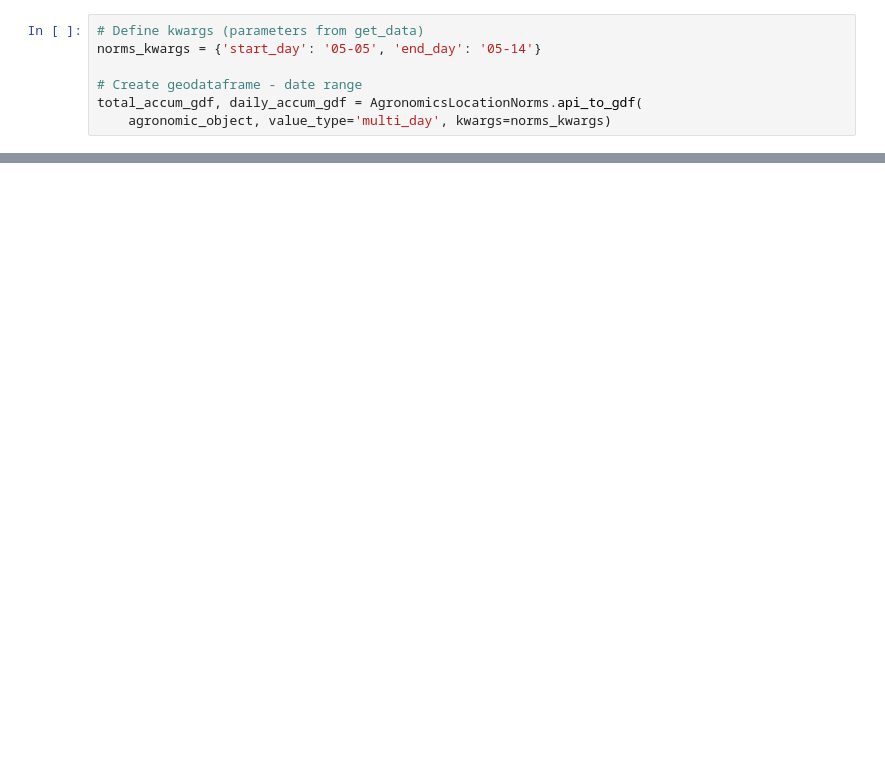
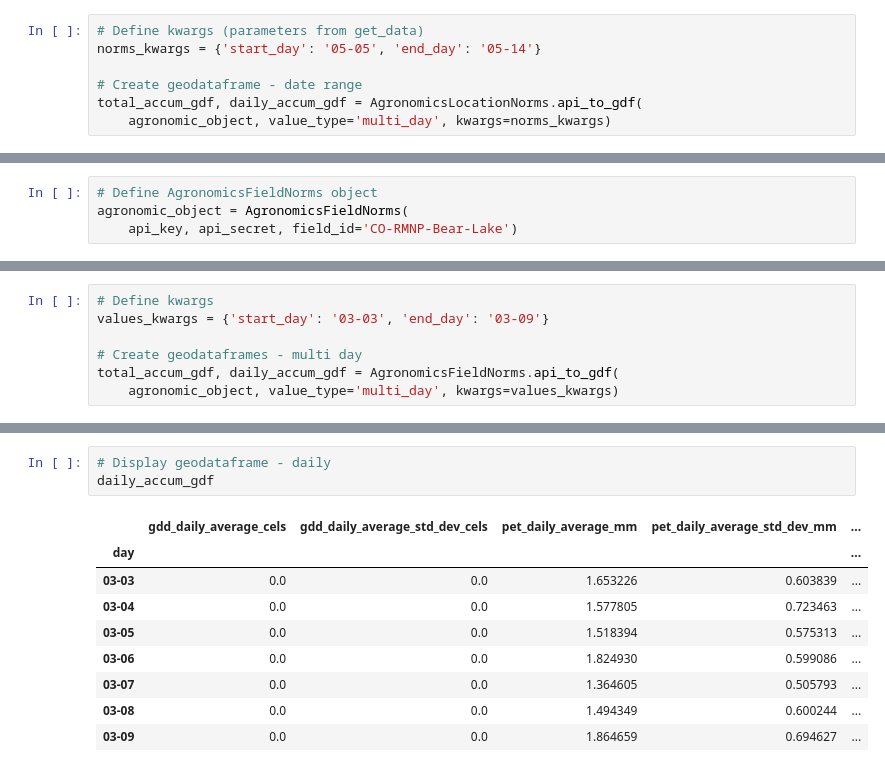
Before and after one commit to calekochenour/awherepy, a Jupyter notebook: 01-code-scripts/awhere-classes-test-2020-04-15.ipynb, the cells around one changed output, grey strips where cells are left out. Cells and saved outputs as stored; diff of their text form; blank space fills up the shorter version.

```diff
--- a/01-code-scripts/awhere-classes-test-2020-04-15.ipynb
+++ b/01-code-scripts/awhere-classes-test-2020-04-15.ipynb
@@ -431,0 +481,4 @@ daily_accum_gdf
+# %%
+# Define AgronomicsFieldNorms object
+agronomic_object = AgronomicsFieldNorms(
+    api_key, api_secret, field_id='CO-RMNP-Bear-Lake')
@@ -431,0 +500,7 @@ daily_accum_gdf
+# %%
+# Define kwargs
+values_kwargs = {'start_day': '03-03', 'end_day': '03-09'}
+
+# Create geodataframes - multi day
+total_accum_gdf, daily_accum_gdf = AgronomicsFieldNorms.api_to_gdf(
+    agronomic_object, value_type='multi_day', kwargs=values_kwargs)
@@ -431,0 +514,13 @@ daily_accum_gdf
+# %%
+# Display geodataframe - daily
+daily_accum_gdf
+# %% [output]
+|  | gdd_daily_average_cels | gdd_daily_average_std_dev_cels | pet_daily_average_mm | pet_daily_average_std_dev_mm | ... |
+| day |  |  |  |  | ... |
+| 03-03 | 0.0 | 0.0 | 1.653226 | 0.603839 | ... |
+| 03-04 | 0.0 | 0.0 | 1.577805 | 0.723463 | ... |
+| 03-05 | 0.0 | 0.0 | 1.518394 | 0.575313 | ... |
+| 03-06 | 0.0 | 0.0 | 1.824930 | 0.599086 | ... |
+| 03-07 | 0.0 | 0.0 | 1.364605 | 0.505793 | ... |
+| 03-08 | 0.0 | 0.0 | 1.494349 | 0.600244 | ... |
+| 03-09 | 0.0 | 0.0 | 1.864659 | 0.694627 | ... |
```
Also changed, not shown: parts of 25 cells of this notebook.
